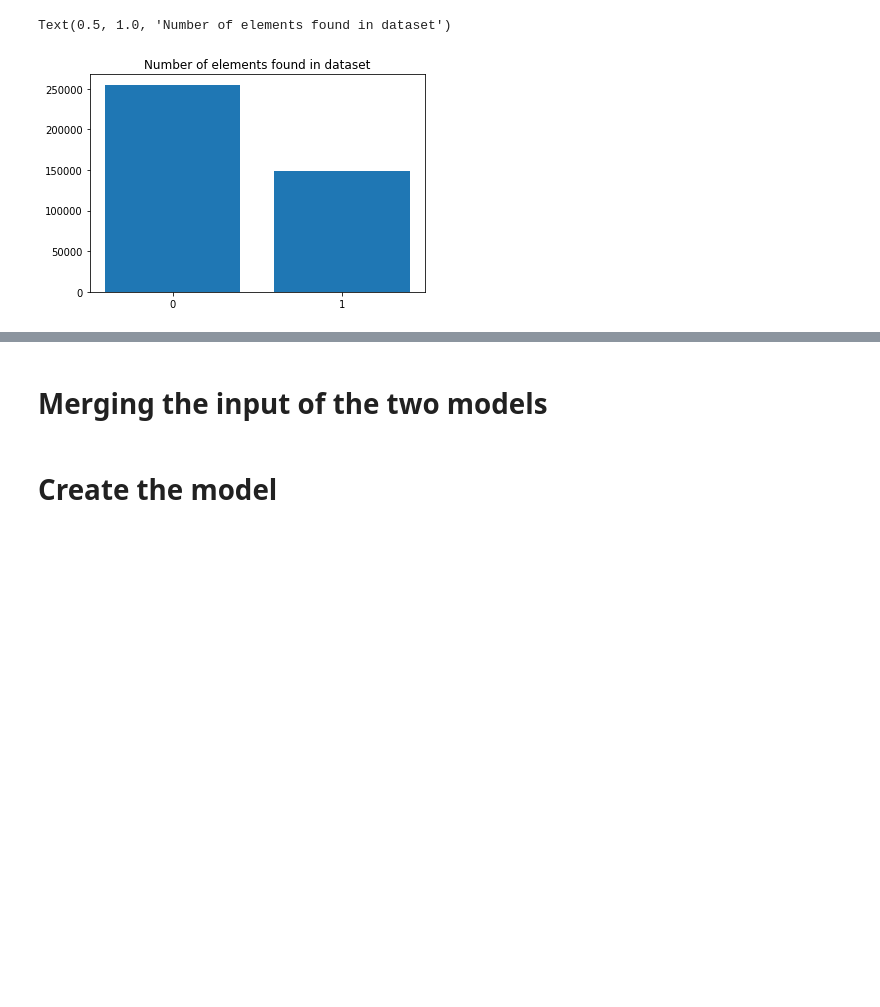
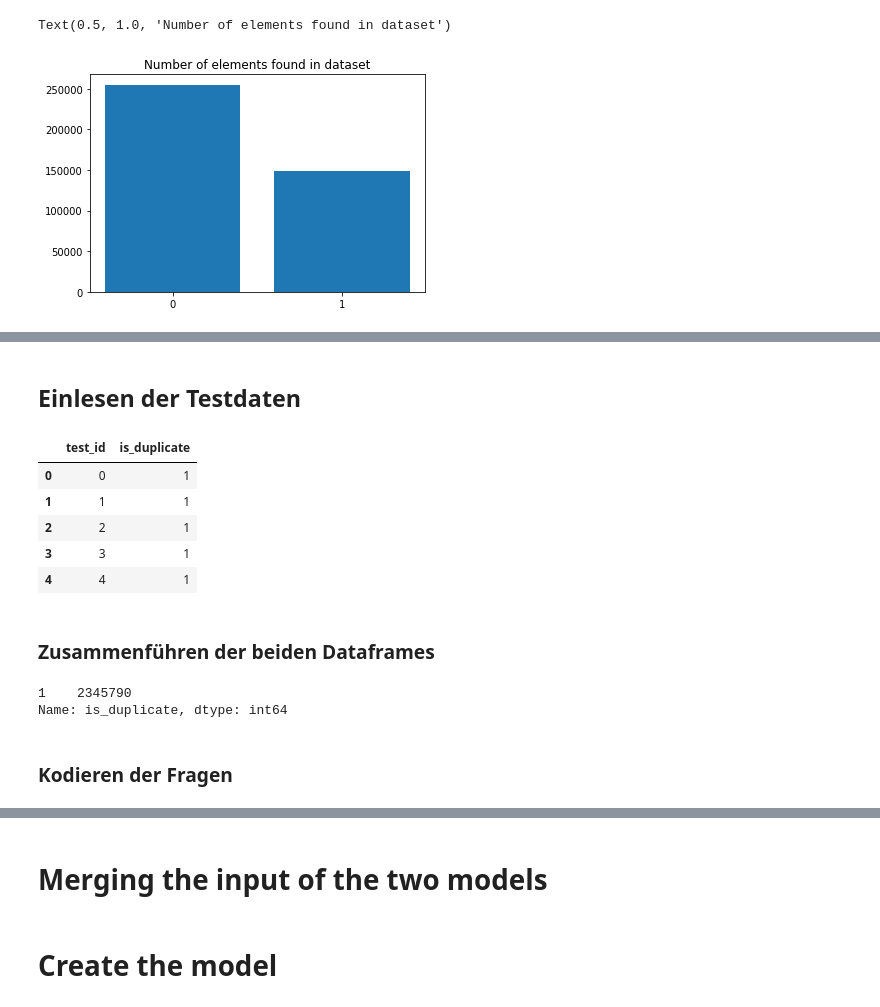
Before and after one commit to rxt30/Gruppe_G_Fragen, a Jupyter notebook: kaggle.ipynb, the cells around one changed output, grey strips where cells are left out. Drawn from its saved outputs; the diff is of its cells as text; code cells hidden in the pictures; blank space fills up the shorter version.

```diff
--- a/kaggle.ipynb
+++ b/kaggle.ipynb
@@ -41,0 +100,42 @@ Es lässt sich beobachten, das circa 100k mehr Fragen mit dem Label 0, also sinn
+# %% [markdown]
+## Einlesen der Testdaten
+# %%
+test_data_raw = pd.read_csv(
+    "./fragen/test.csv",
+    usecols= ['test_id', 'question1', 'question2'],
+    encoding='utf-8'
+)
+
+test_data_raw = test_data_raw.applymap(lambda s: s.lower() if type(s) == str else s)
+test_data_raw.dropna(inplace=True)
+test_data_raw.head()
+
+submission_data_raw = pd.read_csv(
+    "./fragen/sample_submission.csv",
+    usecols = ['test_id', 'is_duplicate']
+)
+
+submission_data_raw.dropna(inplace=True)
+submission_data_raw.head()
+# %% [output]
+|  | test_id | is_duplicate |
+| 0 | 0 | 1 |
+| 1 | 1 | 1 |
+| 2 | 2 | 1 |
+| 3 | 3 | 1 |
+| 4 | 4 | 1 |
+# %% [markdown]
+### Zusammenführen der beiden Dataframes
+# %%
+test_data_merged_raw = test_data_raw.merge(submission_data_raw, left_on="test_id", right_on="test_id")
+
+test_data_merged_raw.dropna(inplace=True)
+test_data_merged_raw.drop_duplicates(inplace=True)
+test_data_merged_raw.head()
+
+test_data_merged_raw.is_duplicate.value_counts()
+# %% [output]
+1    2345790
+Name: is_duplicate, dtype: int64
+# %% [markdown]
+### Kodieren der Fragen
```
Also changed, not shown: parts of 60 cells of this notebook.
